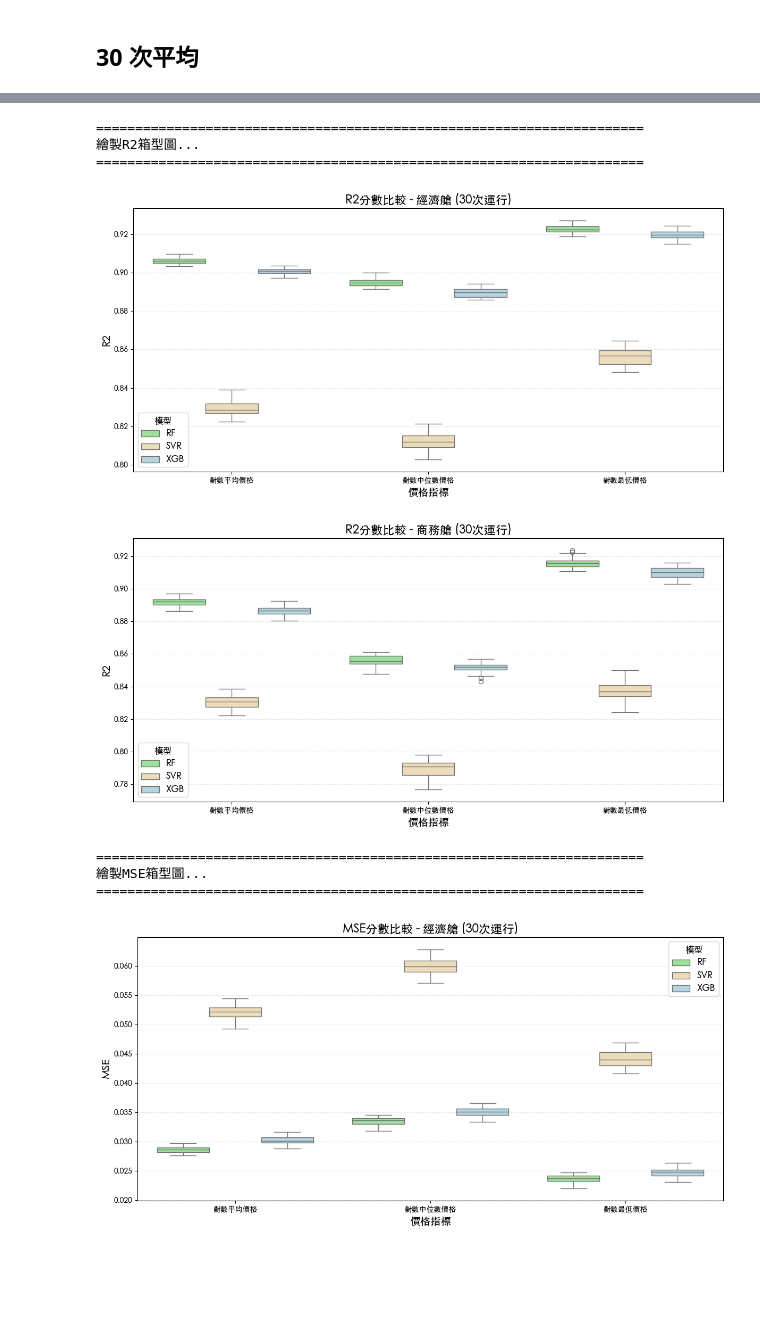
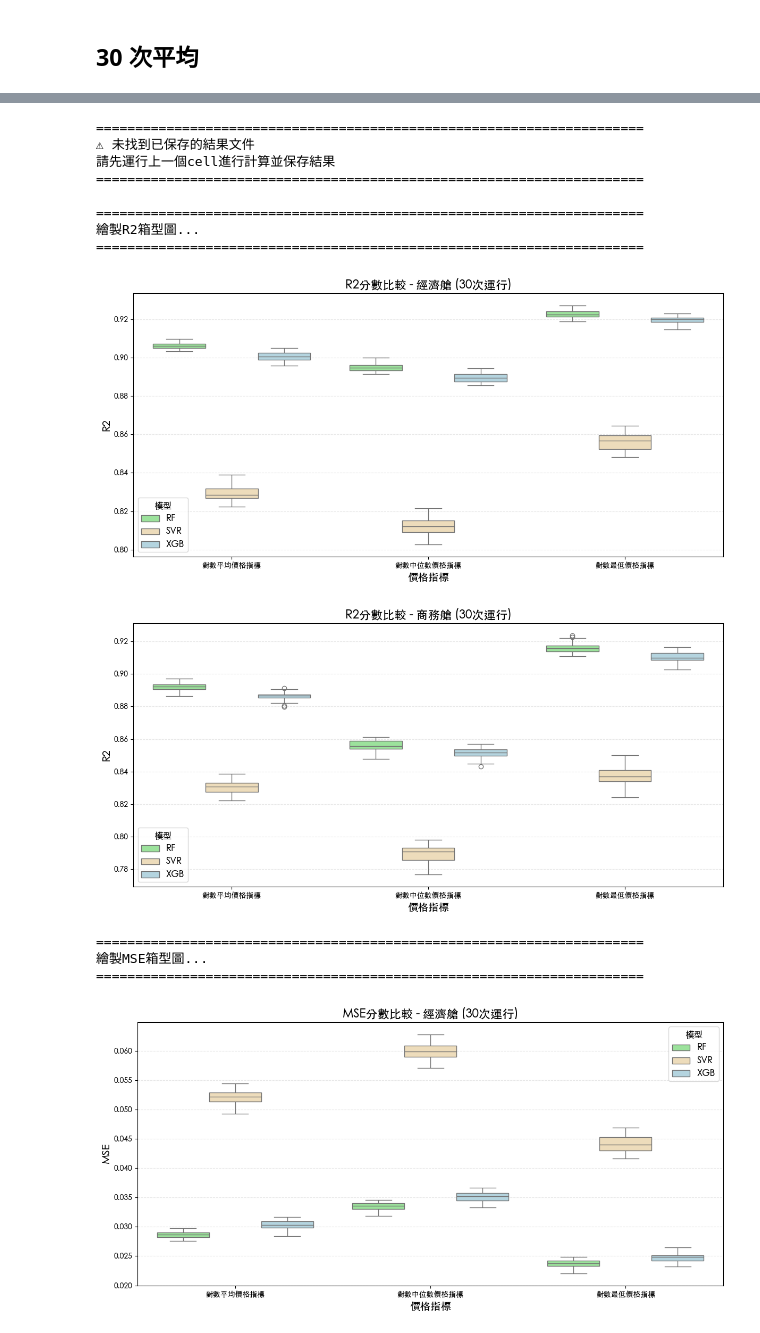
Before and after one commit to ching011500/flight_price, a Jupyter notebook: model/long_model.ipynb, the cells around one changed output, grey strips where cells are left out. Saved outputs shown, nothing was run; the diff lists cells and outputs as text; code cells hidden in the pictures; blank space fills up the shorter version.

```diff
--- a/model/long_model.ipynb
+++ b/model/long_model.ipynb
@@ -679,9 +689,9 @@ def plot_r2_boxplots_all_targets(all_r2_data, cabin_type, n_runs):
     # 準備數據
     # all_r2_data 格式: {'平均價格_log': {'RandomForest': [r2_list], 'SVR': [r2_list], 'XGBoost': [r2_list]}, ...}
     target_labels = {
-        '平均價格_log': '對數平均價格',
-        '中位數價格_log': '對數中位數價格',
-        '最低價格_log': '對數最低價格'
+        '平均價格_log': '對數平均價格指標',
+        '中位數價格_log': '對數中位數價格指標',
+        '最低價格_log': '對數最低價格指標'
     }
 
     # 將數據轉換為適合繪圖的DataFrame
@@ -743,9 +753,9 @@ def plot_mse_boxplots_all_targets(all_mse_data, cabin_type, n_runs):
     # 準備數據
     # all_mse_data 格式: {'平均價格_log': {'RandomForest': [mse_list], 'SVR': [mse_list], 'XGBoost': [mse_list]}, ...}
     target_labels = {
-        '平均價格_log': '對數平均價格',
-        '中位數價格_log': '對數中位數價格',
-        '最低價格_log': '對數最低價格'
+        '平均價格_log': '對數平均價格指標',
+        '中位數價格_log': '對數中位數價格指標',
+        '最低價格_log': '對數最低價格指標'
     }
 
     # 將數據轉換為適合繪圖的DataFrame
@@ -857,26 +867,57 @@ print("30次運行運算完成！數據已收集完成。")
 # %%
 # ==================== 繪製箱型圖 ====================
 # 此cell只需要運行繪圖函數，不需要重新運算
 # 如果上一個cell已經運算完成，直接運行此cell即可
+# 也可以直接加載已保存的結果文件
 
-print("=" * 70)
+import pickle
+import os
+
+results_file = os.path.join('results', 'long_model_results.pkl')
+
+# 嘗試加載已保存的結果
+if os.path.exists(results_file):
+    print("=" * 70)
+    print("發現已保存的結果文件，正在加載...")
+    print("=" * 70)
+    with open(results_file, 'rb') as f:
+        results_data = pickle.load(f)
+    all_econ_r2 = results_data['all_econ_r2']
+    all_biz_r2 = results_data['all_biz_r2']
+    all_econ_mse = results_data['all_econ_mse']
+    all_biz_mse = results_data['all_biz_mse']
+    n_runs = results_data['n_runs']
+    print(f"✓ 結果已加載（{n_runs}次運行）")
+    print("=" * 70)
+else:
+    print("=" * 70)
+    print("⚠ 未找到已保存的結果文件")
+    print("請先運行上一個cell進行計算並保存結果")
+    print("=" * 70)
+
+print("\n" + "=" * 70)
 print("繪製R2箱型圖...")
 print("=" * 70)
 plot_r2_boxplots_all_targets(all_econ_r2, '經濟艙', n_runs)
 plot_r2_boxplots_all_targets(all_biz_r2, '商務艙', n_runs)
 
 print("\n" + "=" * 70)
 print("繪製MSE箱型圖...")
 print("=" * 70)
 plot_mse_boxplots_all_targets(all_econ_mse, '經濟艙', n_runs)
 plot_mse_boxplots_all_targets(all_biz_mse, '商務艙', n_runs)
 # %% [output]
+======================================================================
+⚠ 未找到已保存的結果文件
+請先運行上一個cell進行計算並保存結果
+======================================================================
+
 ======================================================================
 繪製R2箱型圖...
 ======================================================================
-[figure, old version]
+[figure, new version]
-[figure, old version]
+[figure, new version]
 ======================================================================
 繪製MSE箱型圖...
 ======================================================================
-[figure, old version]
+[figure, new version]
```
Also changed, not shown: parts of 3 cells of this notebook, 2 other files.
